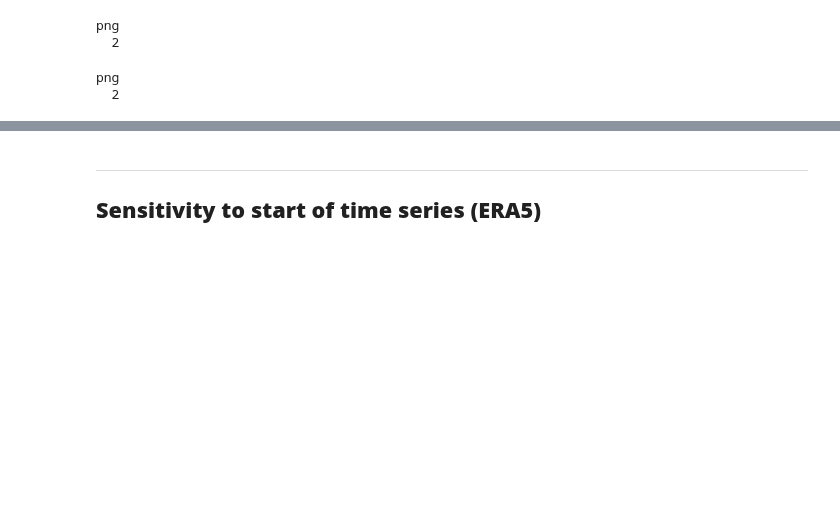
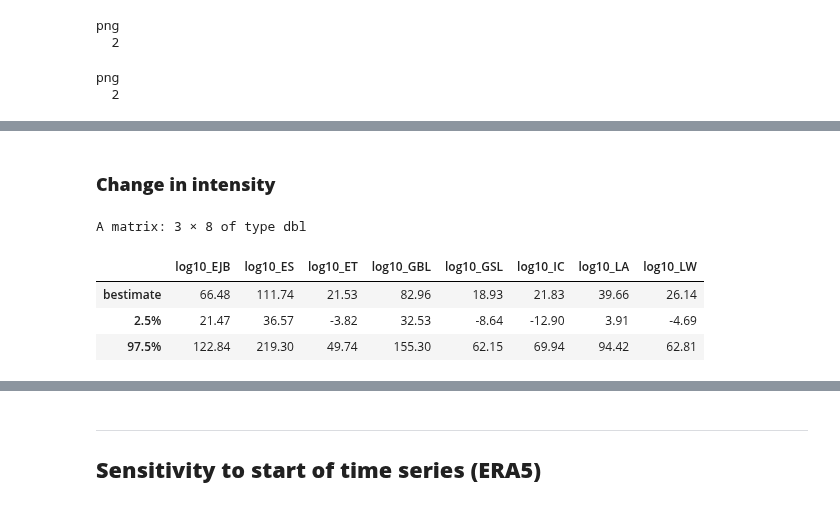
Before and after one commit to clairbarnes/wwa-archive, a Jupyter notebook: 23-12_canada-wildfires-2023/canada-wildfires-2023_0R_trend-fitting.ipynb, the cells around one changed output, grey strips where cells are left out. Drawn from its saved outputs; the diff is of its cells as text; code cells hidden in the pictures; blank space fills up the shorter version.

```diff
--- a/23-12_canada-wildfires-2023/canada-wildfires-2023_0R_trend-fitting.ipynb
+++ b/23-12_canada-wildfires-2023/canada-wildfires-2023_0R_trend-fitting.ipynb
@@ -80,0 +112,10 @@ png
+# %% [markdown]
+### **Change in intensity**
+# %%
+round(sapply(boots, "[", "dI_rel",)[,(1:8)], 2)
+# %% [output]
+A matrix: 3 × 8 of type dbl
+|  | log10_EJB | log10_ES | log10_ET | log10_GBL | log10_GSL | log10_IC | log10_LA | log10_LW |
+| bestimate | 66.48 | 111.74 | 21.53 | 82.96 | 18.93 | 21.83 | 39.66 | 26.14 |
+| 2.5% | 21.47 | 36.57 | -3.82 | 32.53 | -8.64 | -12.90 | 3.91 | -4.69 |
+| 97.5% | 122.84 | 219.30 | 49.74 | 155.30 | 62.15 | 69.94 | 94.42 | 62.81 |
```
Also changed, not shown: parts of 23 cells of this notebook, 1 other file.
